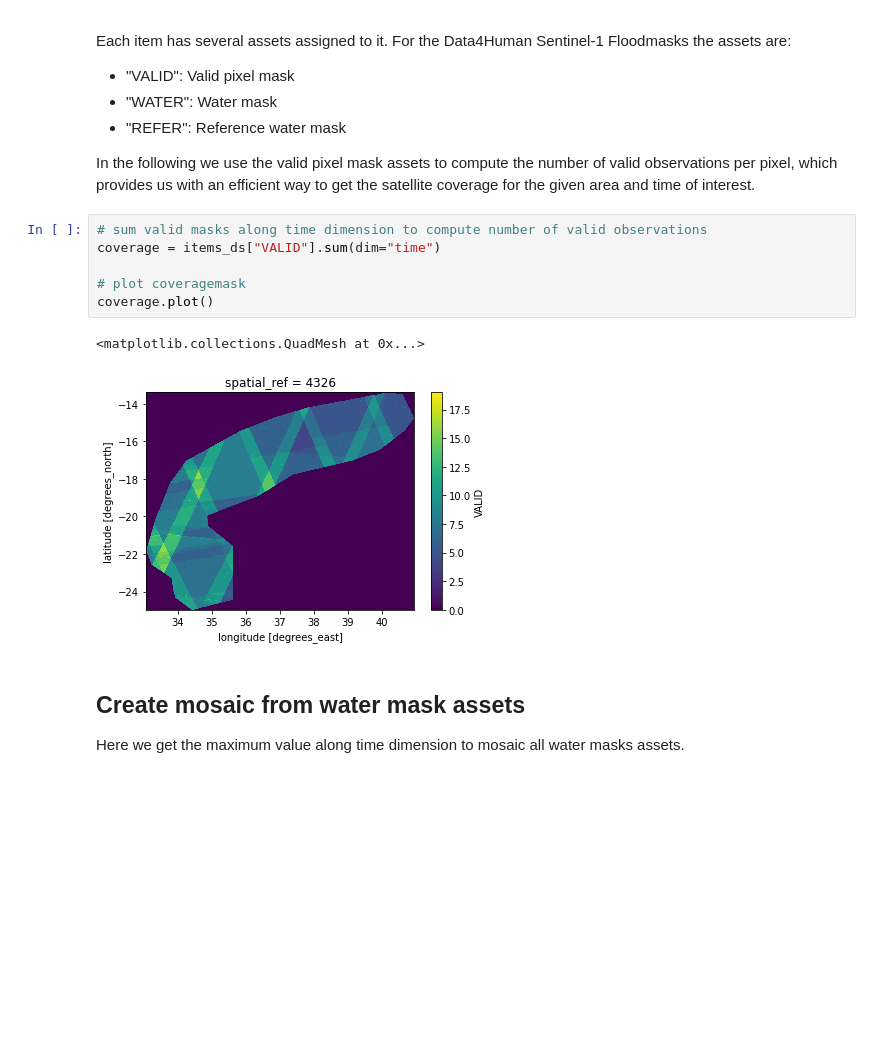
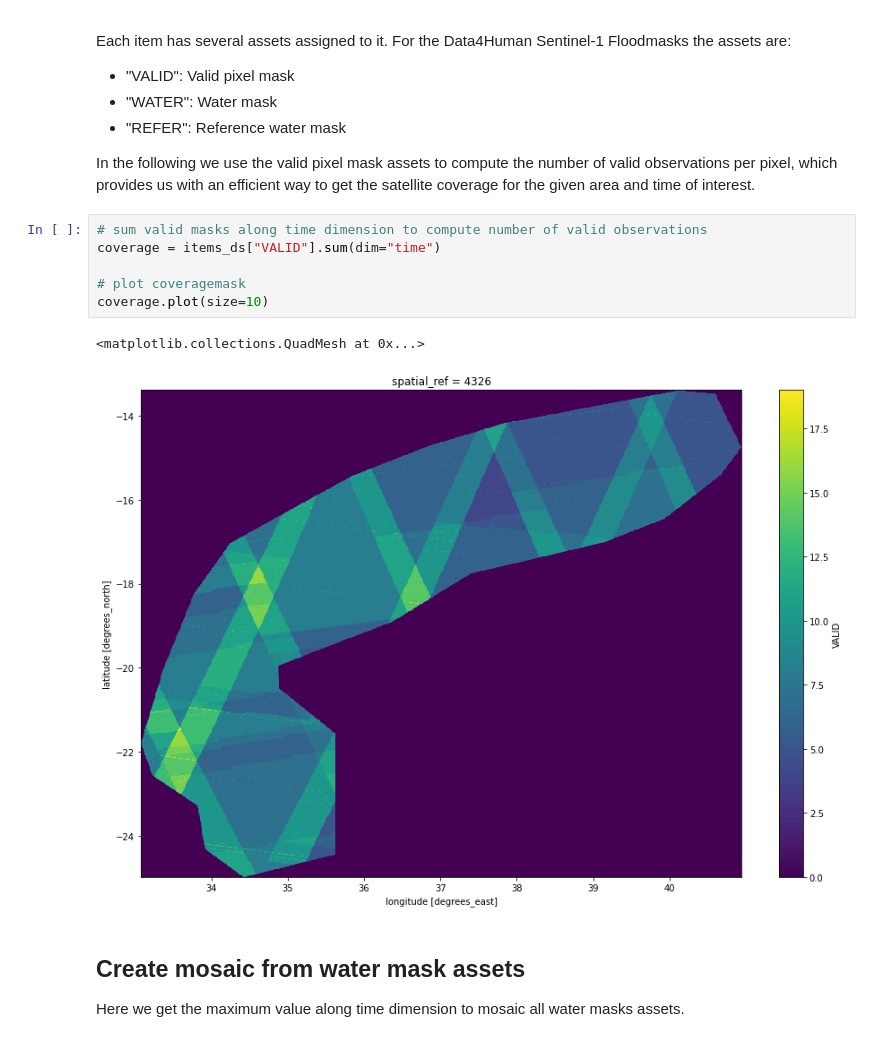
Before and after one commit to dlr-eoc/ukis-data-tutorials, a Jupyter notebook: water/access_data4human.ipynb, the cells around one changed output. Saved outputs shown, nothing was run; the diff lists cells and outputs as text; blank space fills up the shorter version.

```diff
--- a/water/access_data4human.ipynb
+++ b/water/access_data4human.ipynb
@@ -127,12 +127,12 @@ In the following we use the valid pixel mask assets to compute the number of val
 # %%
 # sum valid masks along time dimension to compute number of valid observations
 coverage = items_ds["VALID"].sum(dim="time")
 
 # plot coveragemask
-coverage.plot()
+coverage.plot(size=10)
 # %% [output]
 <matplotlib.collections.QuadMesh at 0x...>
-[figure, old version]
+[figure, new version]
 # %% [markdown]
 ## Create mosaic from water mask assets
 Here we get the maximum value along time dimension to mosaic all water masks assets.
```
Also changed, not shown: parts of 5 cells of this notebook.
